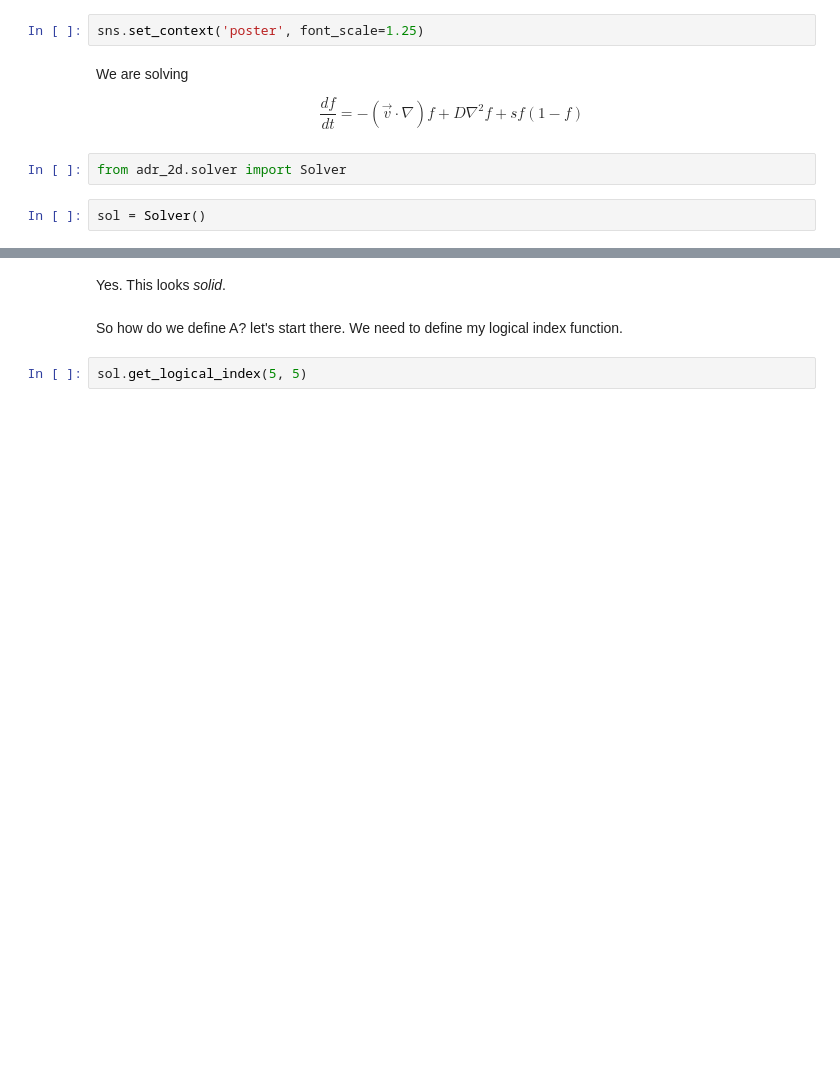
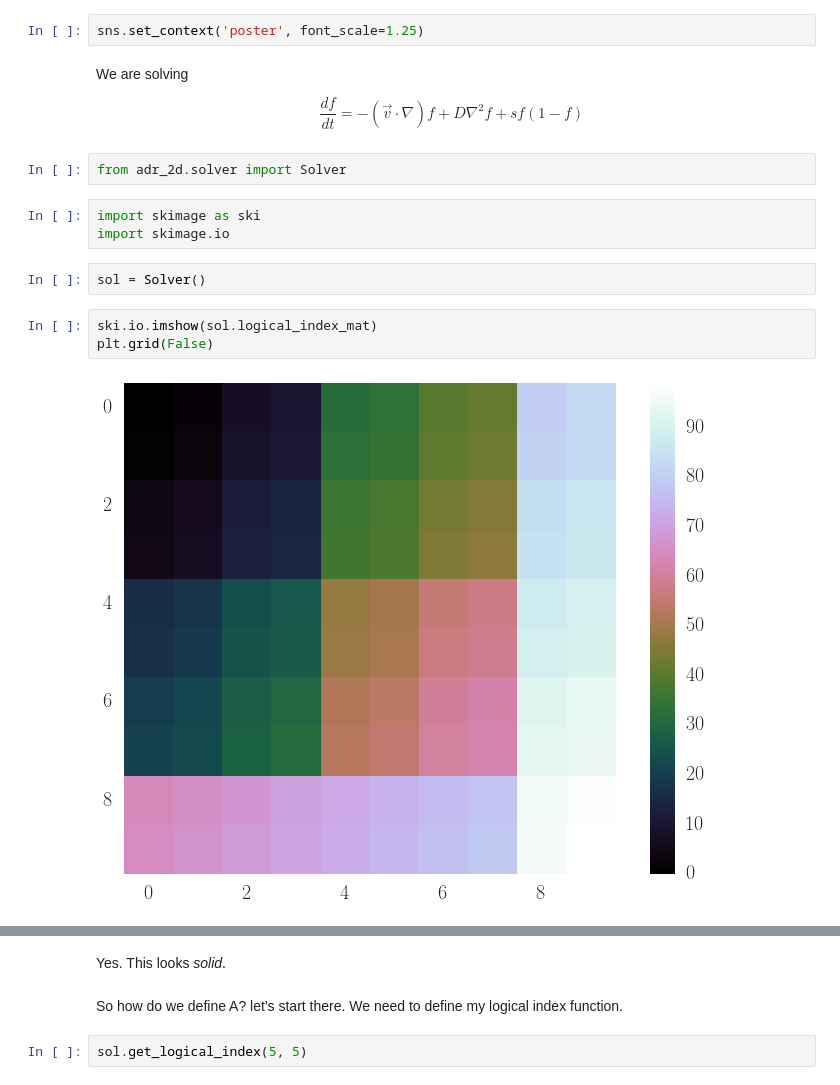
Before and after one commit to btweinstein/AC274, a Jupyter notebook: docs/2d_adr_implementation.ipynb, the cells around one changed output, grey strips where cells are left out. Cells and saved outputs as stored; diff of their text form; blank space fills up the shorter version.

```diff
--- a/docs/2d_adr_implementation.ipynb
+++ b/docs/2d_adr_implementation.ipynb
@@ -18,8 +15,16 @@ We are solving
 $$\frac{df}{dt}=-(\vec{v}\cdot \nabla)f + D \nabla^2 f + sf(1-f)$$
 # %%
 from adr_2d.solver import Solver
+# %%
+import skimage as ski
+import skimage.io
 # %%
 sol = Solver()
+# %%
+ski.io.imshow(sol.logical_index_mat)
+plt.grid(False)
+# %% [output]
+[figure, added]
 # %%
 sol.A
 # %% [output]
```
Also changed, not shown: parts of 4 cells of this notebook, 1 other file.
